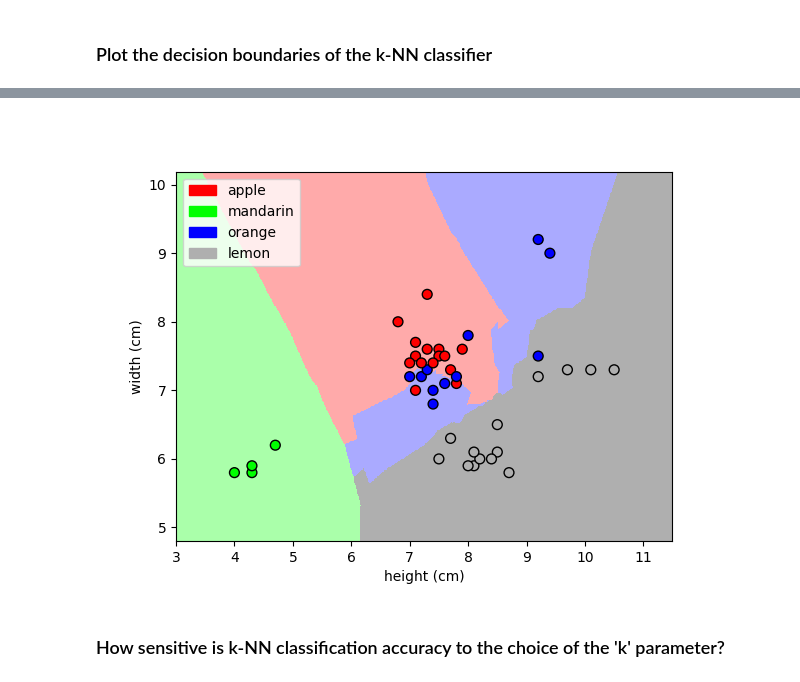
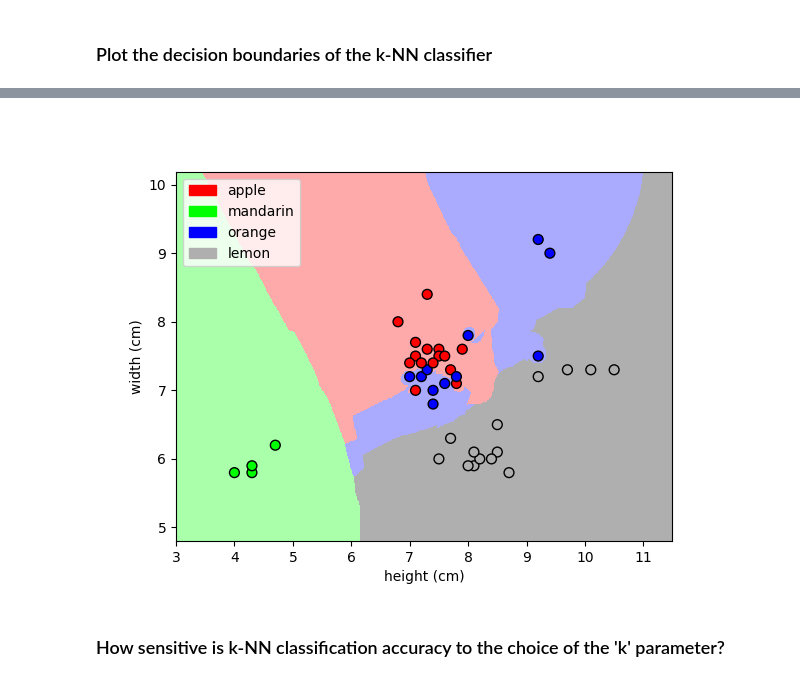
Before and after one commit to KrishnaNsingh/Machine_Learning_course, a Jupyter notebook: resources/course3/Module 1.ipynb, the cells around one changed output, grey strips where cells are left out. Saved outputs shown, nothing was run; the diff lists cells and outputs as text; code cells hidden in the pictures.

```diff
--- a/resources/course3/Module 1.ipynb
+++ b/resources/course3/Module 1.ipynb
@@ -113,9 +123,10 @@ lookup_fruit_name[fruit_prediction[0]]
 # %%
 from adspy_shared_utilities import plot_fruit_knn
 
-plot_fruit_knn(X_train, y_train, 5, 'uniform')   # we choose 5 nearest neighbors
+plot_fruit_knn(X_train, y_train, 5, 'distance')   # we choose 5 nearest neighbors
+# testing distance metric
 # %% [output]
-[figure, old version]
+[figure, new version]
 # %% [markdown]
 ### How sensitive is k-NN classification accuracy to the choice of the 'k' parameter?
 # %%
```
Also changed, not shown: parts of 2 cells of this notebook.
